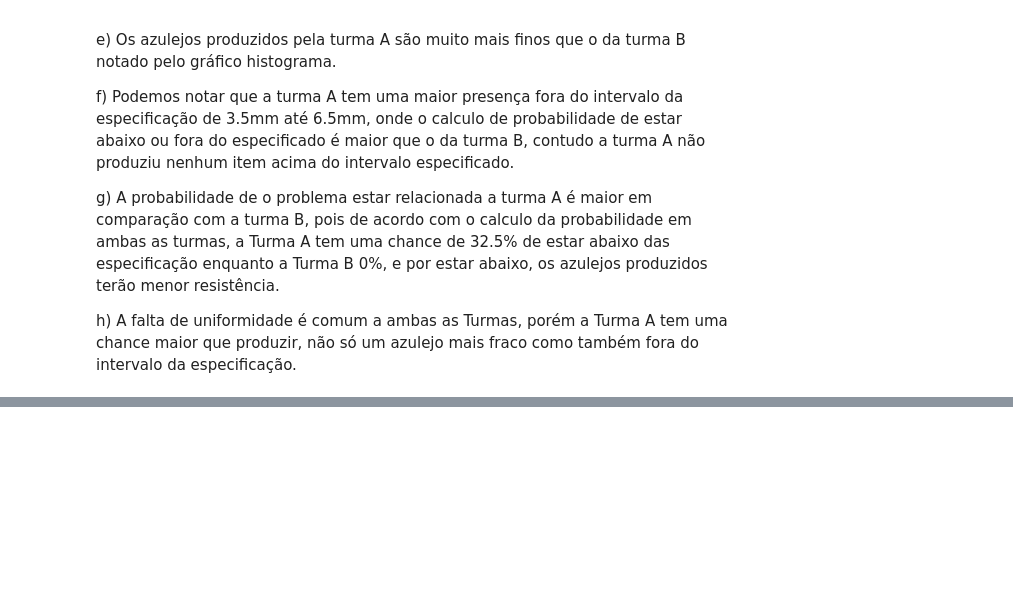
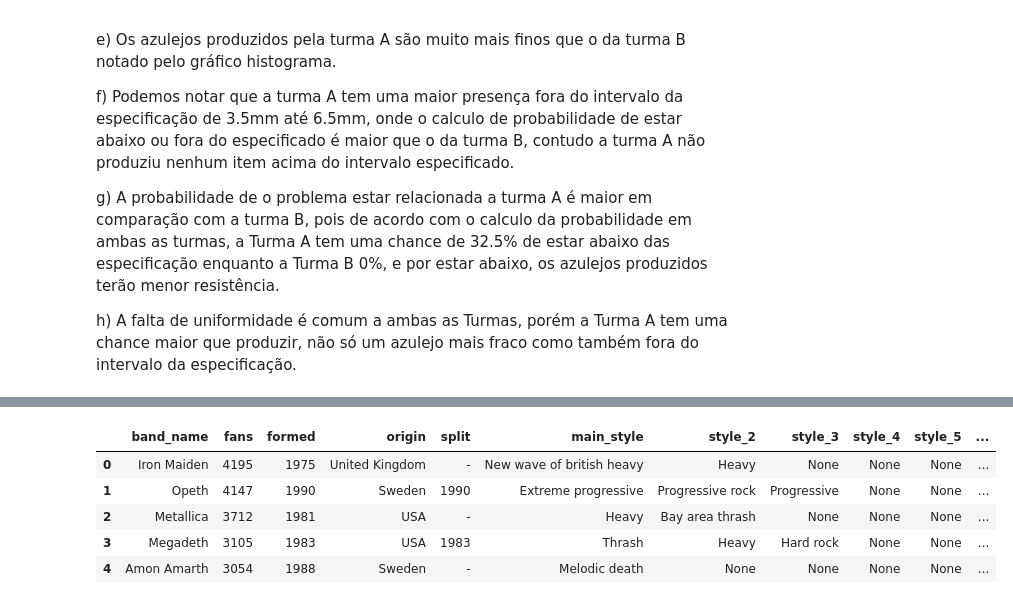
Before and after one commit to titilomt/data_science_puc_projects, a Jupyter notebook: EstatisticaPOS_trab_01.ipynb, the cells around one changed output, grey strips where cells are left out. Drawn from its saved outputs; the diff is of its cells as text; code cells hidden in the pictures; blank space fills up the shorter version.

```diff
--- a/EstatisticaPOS_trab_01.ipynb
+++ b/EstatisticaPOS_trab_01.ipynb
@@ -271,0 +295,28 @@ Para está segunda parte, analisaremos uma base de dados da plataforma Kaggle
+# %%
+df_metal = pd.read_csv('/tmp/metal_bands_2017.csv', encoding='latin-1')
+
+df_metal.info()
+
+print(
+"""
+Variáveis mapeadas:
+---------------------------------------------------
+|     formed     |     origin     |     split     |
+---------------------------------------------------
+|  Quantitativa  |   Qualitativa  | Quantitativa  |
+|    Discreta    |     Nominal    |   Discreta    |
+---------------------------------------------------
+"""
+)
+
+# limpando dados de tabela
+
+dataset = df_metal.iloc[:, 1:7]
+
+dataset.shape
+
+dataset.band_name.duplicated().sum()
+
+dataset.loc[dataset.band_name.duplicated(keep='first'), :]
+
+dataset["origin"].fillna("unknown", inplace=True)
@@ -271,0 +390,9 @@ Para está segunda parte, analisaremos uma base de dados da plataforma Kaggle
+# %%
+clean_data.head()
+# %% [output]
+|  | band_name | fans | formed | origin | split | main_style | style_2 | style_3 | style_4 | style_5 | ... |
+| 0 | Iron Maiden | 4195 | 1975 | United Kingdom | - | New wave of british heavy | Heavy | None | None | None | ... |
+| 1 | Opeth | 4147 | 1990 | Sweden | 1990 | Extreme progressive | Progressive rock | Progressive | None | None | ... |
+| 2 | Metallica | 3712 | 1981 | USA | - | Heavy | Bay area thrash | None | None | None | ... |
+| 3 | Megadeth | 3105 | 1983 | USA | 1983 | Thrash | Heavy | Hard rock | None | None | ... |
+| 4 | Amon Amarth | 3054 | 1988 | Sweden | - | Melodic death | None | None | None | None | ... |
```
Also changed, not shown: parts of 16 cells of this notebook.
